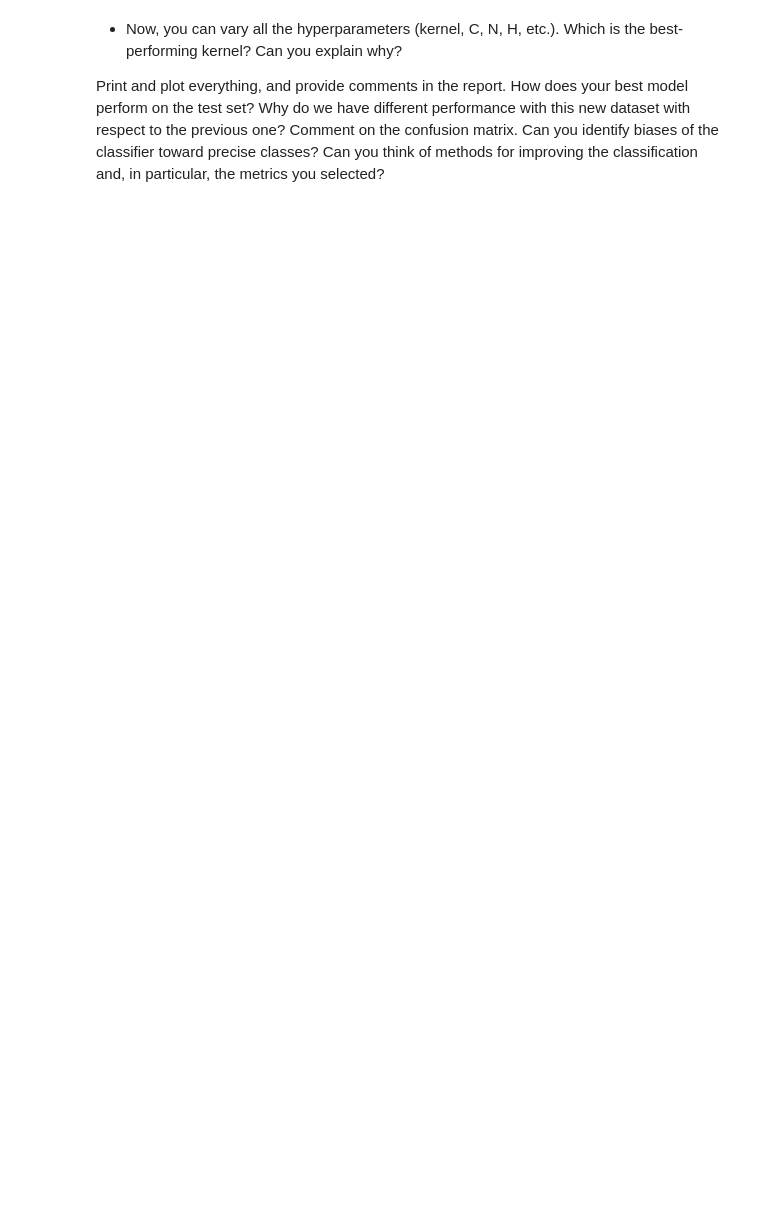
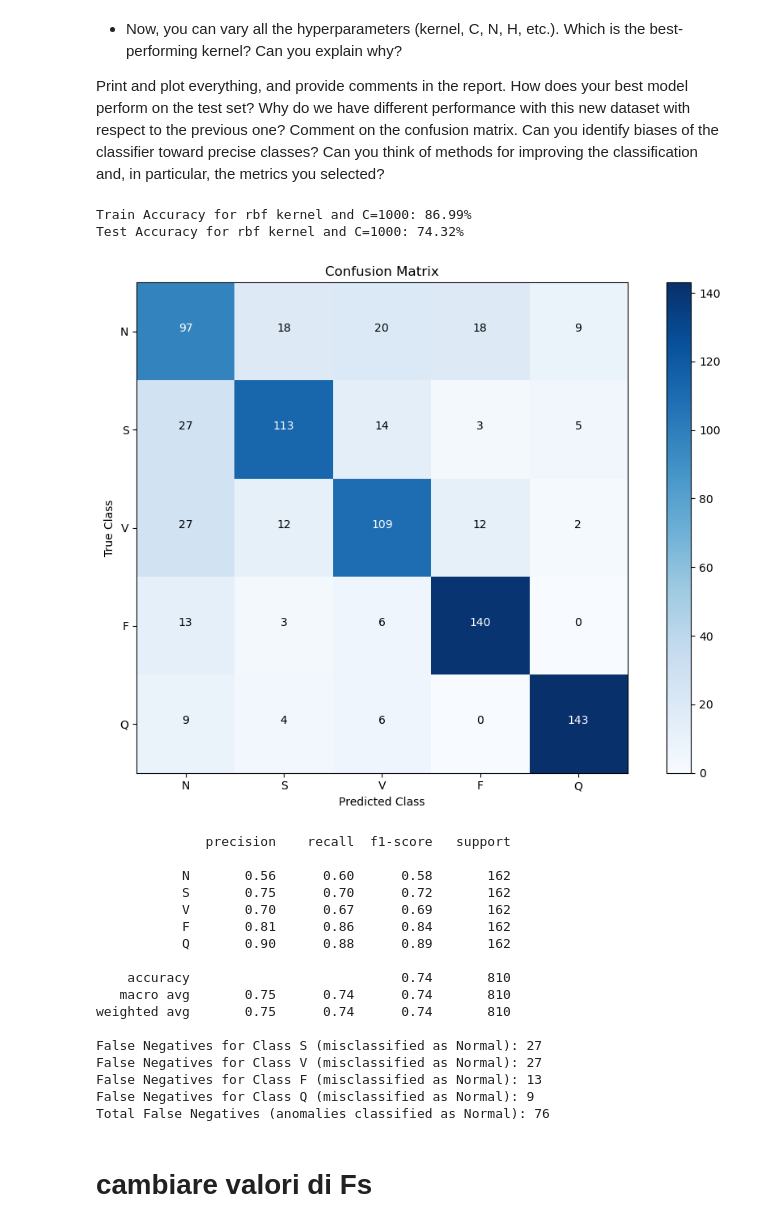
Before and after one commit to Carmenfranci/CMRM-HW1, a Jupyter notebook: Homework1.ipynb, the cells around one changed output. Saved outputs shown, nothing was run; the diff lists cells and outputs as text; code cells hidden in the pictures; blank space fills up the shorter version.

```diff
--- a/Homework1.ipynb
+++ b/Homework1.ipynb
@@ -1211,36 +1376,57 @@ for k in kernel:
     # Print the accuracy on the train set
     train_accuracy = svm_model.score(train_fvector, labels_train)
     print(f"Train Accuracy for {k} kernel and C={C}: {train_accuracy * 100:.2f}%")
 
     # Save the train accuracy value in an array
     accuracy_list_train.append(round(train_accuracy*100, 2))
 
     # Make predictions on the test set
     test_predictions = svm_model.predict(test_fvector)
 
     # Print the accuracy on the test set
     test_accuracy = accuracy_score(labels_test, test_predictions)
     print(f"Test Accuracy for {k} kernel and C={C}: {test_accuracy * 100:.2f}%")
 
     # Save the test accuracy value in an array
     accuracy_list_test.append(round(test_accuracy*100, 2))
 
     # Plot the confusion matrix
     cm = confusion_matrix(labels_test, test_predictions)
     plot_confusionmatrix(cm)
 
     # Print the classification report
     report = classification_report(labels_test, test_predictions, target_names=list(label_names.values()), zero_division= False)
     print(report)
 
     # Print false negatives for each class and the total number of false negatives.
-    print_false_negatives(cm)
+    false_negatives_value = print_false_negatives(cm)
 
     # Save the number of false negatives in an array
-    false_negatives.append(total_false_negatives)
+    false_negatives.append(false_negatives_value)
 
     # Space between different prints and plots of a certain kernel
-    print("/n")
+    print()
+# %% [output]
+Train Accuracy for rbf kernel and C=1000: 86.99%
+Test Accuracy for rbf kernel and C=1000: 74.32%
+[figure, added]
+              precision    recall  f1-score   support
+
+           N       0.56      0.60      0.58       162
+           S       0.75      0.70      0.72       162
+           V       0.70      0.67      0.69       162
+           F       0.81      0.86      0.84       162
+           Q       0.90      0.88      0.89       162
+
+    accuracy                           0.74       810
+   macro avg       0.75      0.74      0.74       810
+weighted avg       0.75      0.74      0.74       810
+
+False Negatives for Class S (misclassified as Normal): 27
+False Negatives for Class V (misclassified as Normal): 27
+False Negatives for Class F (misclassified as Normal): 13
+False Negatives for Class Q (misclassified as Normal): 9
+Total False Negatives (anomalies classified as Normal): 76
 # %%
 # Plot 1: Test Accuracy and Train Accuracy for different kernels
 plt.figure(figsize=(10, 6))
@@ -1262,6 +1448,8 @@ plt.title('False Negatives for Different Kernels (C=1000)')
 plt.legend()
 plt.grid(True)
 plt.show()
+# %% [markdown]
+# cambiare valori di Fs
 # %%
 # N values to test
 N_vector = [16, 32, 64, 128]
```
Also changed, not shown: parts of 14 cells of this notebook, 14 other files.
